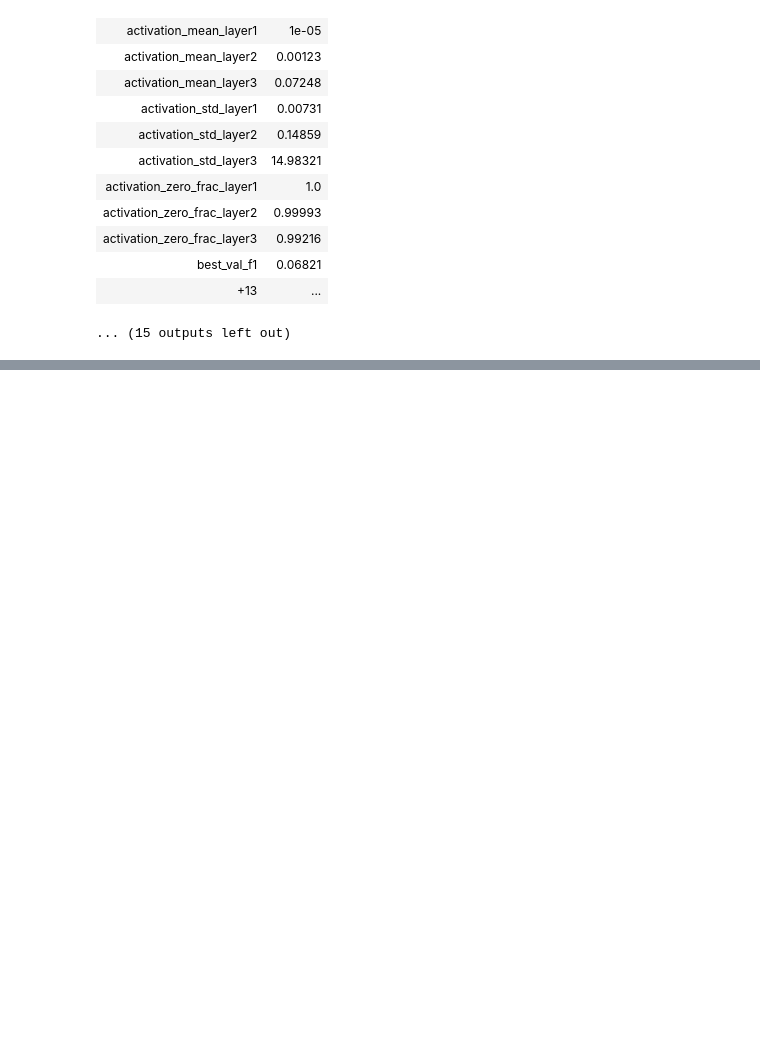
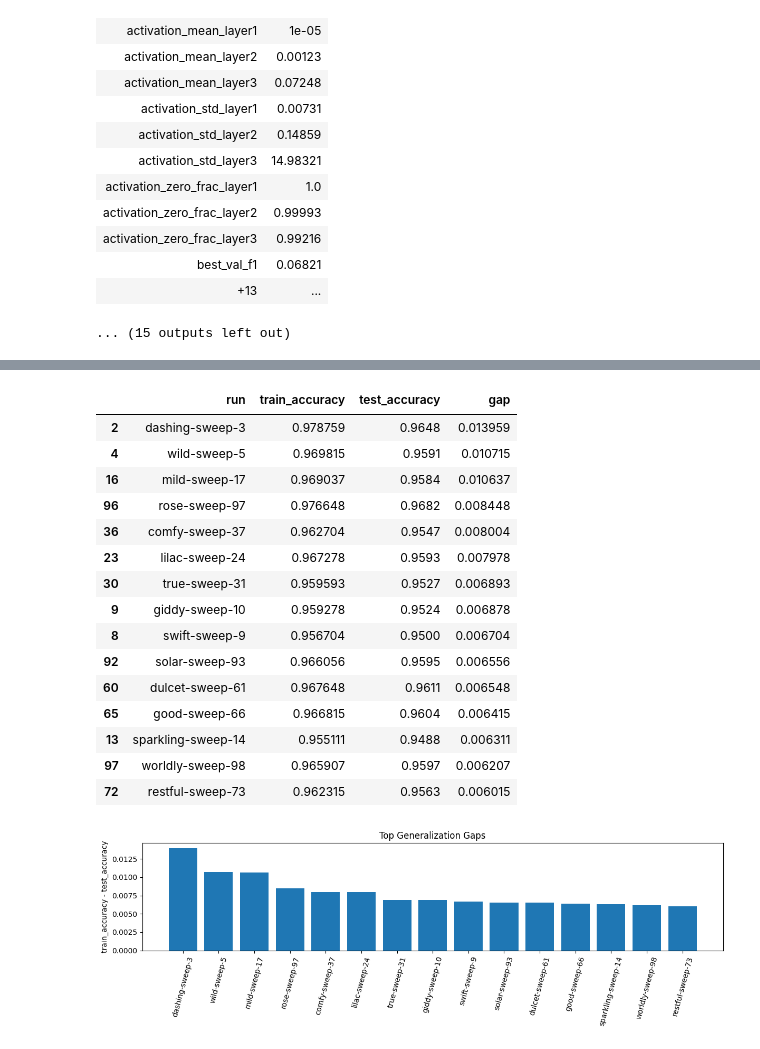
Before and after one commit to Chandaluri-Sathwik/da6401_assignment_1, a Jupyter notebook: notebooks/wandb_submit.ipynb, the cells around one changed output, grey strips where cells are left out. Drawn from its saved outputs; the diff is of its cells as text; code cells hidden in the pictures; blank space fills up the shorter version.

```diff
--- a/notebooks/wandb_submit.ipynb
+++ b/notebooks/wandb_submit.ipynb
@@ -594,0 +1143,51 @@ Run summary:
+# %%
+import wandb, pandas as pd
+
+api = wandb.Api()
+target_sweep_id = "p9s2ru6f"  # your sweep id
+
+rows = []
+for r in api.runs("sai-sathwik/da6401_assignment_1"):
+    if r.sweep is None:
+        continue
+    if r.sweep.id != target_sweep_id:
+        continue
+    s = r.summary
+    if "train_accuracy" in s and "test_accuracy" in s:
+        rows.append({
+            "run": r.name,
+            "train_accuracy": float(s["train_accuracy"]),
+            "test_accuracy": float(s["test_accuracy"]),
+            "gap": float(s["train_accuracy"]) - float(s["test_accuracy"])
+        })
+# %%
+df = pd.DataFrame(rows).sort_values("gap", ascending=False)
+display(df.head(15))
+import matplotlib.pyplot as plt
+
+top = df.head(15)
+plt.figure(figsize=(12,4))
+plt.bar(top["run"], top["gap"])
+plt.xticks(rotation=75)
+plt.ylabel("train_accuracy - test_accuracy")
+plt.title("Top Generalization Gaps")
+plt.tight_layout()
+plt.show()
+# %% [output]
+|  | run | train_accuracy | test_accuracy | gap |
+| 2 | dashing-sweep-3 | 0.978759 | 0.9648 | 0.013959 |
+| 4 | wild-sweep-5 | 0.969815 | 0.9591 | 0.010715 |
+| 16 | mild-sweep-17 | 0.969037 | 0.9584 | 0.010637 |
+| 96 | rose-sweep-97 | 0.976648 | 0.9682 | 0.008448 |
+| 36 | comfy-sweep-37 | 0.962704 | 0.9547 | 0.008004 |
+| 23 | lilac-sweep-24 | 0.967278 | 0.9593 | 0.007978 |
+| 30 | true-sweep-31 | 0.959593 | 0.9527 | 0.006893 |
+| 9 | giddy-sweep-10 | 0.959278 | 0.9524 | 0.006878 |
+| 8 | swift-sweep-9 | 0.956704 | 0.9500 | 0.006704 |
+| 92 | solar-sweep-93 | 0.966056 | 0.9595 | 0.006556 |
+| 60 | dulcet-sweep-61 | 0.967648 | 0.9611 | 0.006548 |
+| 65 | good-sweep-66 | 0.966815 | 0.9604 | 0.006415 |
+| 13 | sparkling-sweep-14 | 0.955111 | 0.9488 | 0.006311 |
+| 97 | worldly-sweep-98 | 0.965907 | 0.9597 | 0.006207 |
+| 72 | restful-sweep-73 | 0.962315 | 0.9563 | 0.006015 |
+[figure, added]
```
Also changed, not shown: parts of 6 cells of this notebook, 56 other files.
